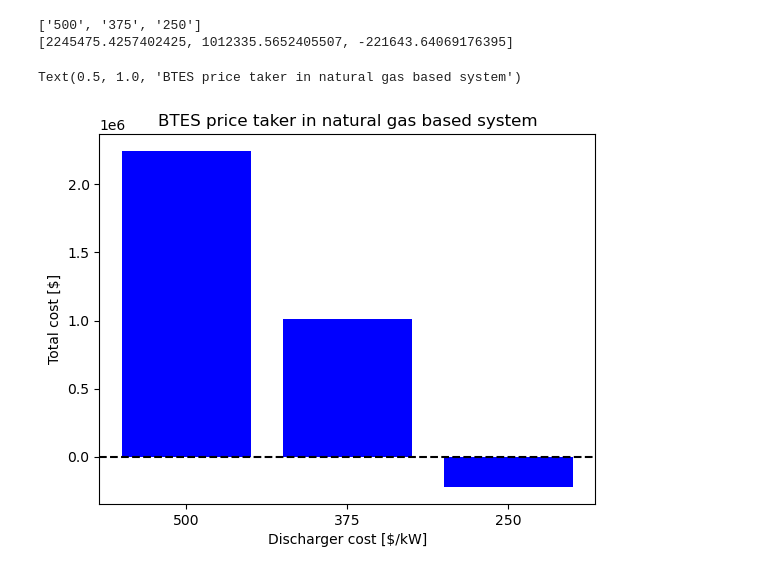
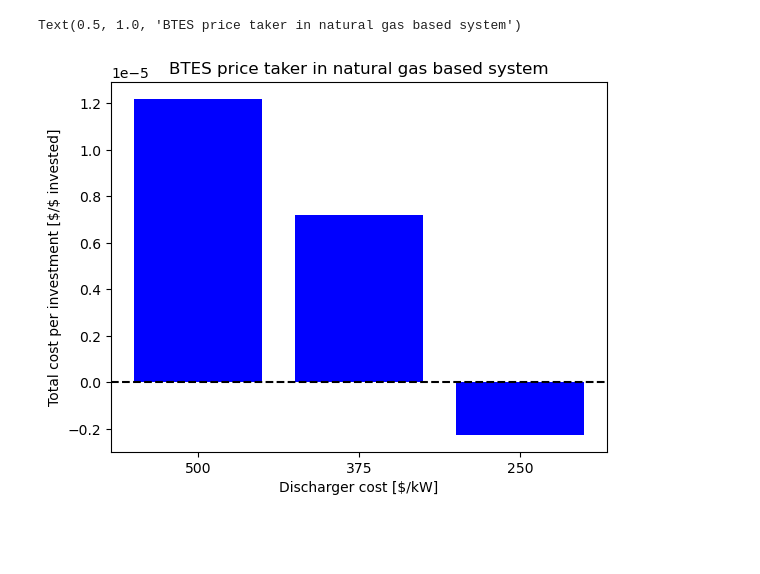
Before and after one commit to carnegie/clab_underground_th_storage, a Jupyter notebook: plot_price_taker.ipynb, the cells around one changed output. Cells and saved outputs as stored; diff of their text form; code cells hidden in the pictures; blank space fills up the shorter version.

```diff
--- a/plot_price_taker.ipynb
+++ b/plot_price_taker.ipynb
@@ -5,6 +6,15 @@ import matplotlib.pyplot as plt
 # %%
 data_path = 'output_data/btes_base_case_orca_price_taker/'
 file_names = [f for f in os.listdir(data_path) if f.endswith('.pickle')]
+# %%
+def get_btes_investment(component_results):
+    """
+    Get capital expenditure for BTES, i.e. sum of discharge, charge and energy store investment
+    """
+    btes_investment = 0
+    for comp in [('Link','BTES_charger'), ('Link','BTES_discharger'), ('Store','granite')]:
+        btes_investment += component_results[component_results.index == comp]['Capital Expenditure [$]'].values[0]
+    return btes_investment
 # %%
 x, y = [], []
 
@@ -17,23 +27,28 @@ for file in file_names:
 
         btes_cost = (file.split('_')[-1].split('.')[0])
         x.append(btes_cost)
+
+        # Normalize by investment in BTES
+        comp_results = data['component results']
+        btes_investment = get_btes_investment(comp_results)
+
+        hours = len(data['time results'])
+        cost = cost / btes_investment / hours
         y.append(cost)
 # %%
 # Plot the data
-print(x)
-print(y)
+# Sort x and y by y in descending order
+x, y = zip(*sorted(zip(x, y), key=lambda x: x[1], reverse=True))
 for i, cost in enumerate(y):
     plt.bar(x[i], cost, color='blue')
 # Dashed horzontal line at 0
 plt.axhline(0, color='black', linestyle='--')
 plt.xlabel('Discharger cost [$/kW]')
-plt.ylabel('Total cost [$]')
+plt.ylabel('Total cost per investment [\$/\$ invested]')
 plt.title('BTES price taker in natural gas based system')
 # %% [output]
-['500', '375', '250']
-[2245475.4257402425, 1012335.5652405507, -221643.64069176395]
+Text(0.5, 1.0, 'BTES price taker in natural gas based system')
-Text(0.5, 1.0, 'BTES price taker in natural gas based system')
-[figure, old version]
+[figure, new version]
 # %%
 f1 = 'output_data/btes_base_case_orca_price_taker/btes_output_price_taker_base_BTES_discharger_250.pickle'
 f2 = 'output_data/btes_base_case_orca/btes_output.pickle'
```
Also changed, not shown: parts of 2 cells of this notebook.
